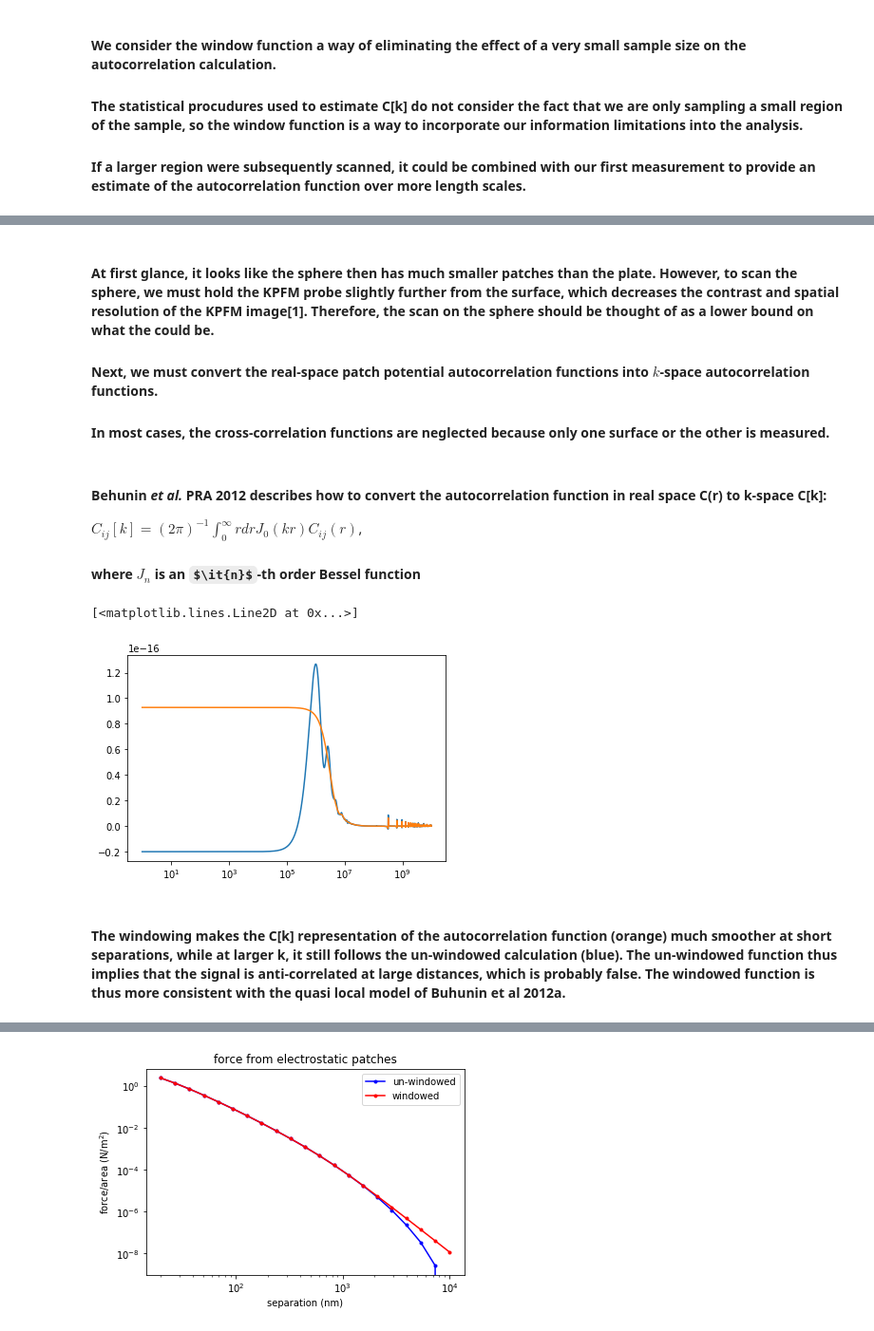
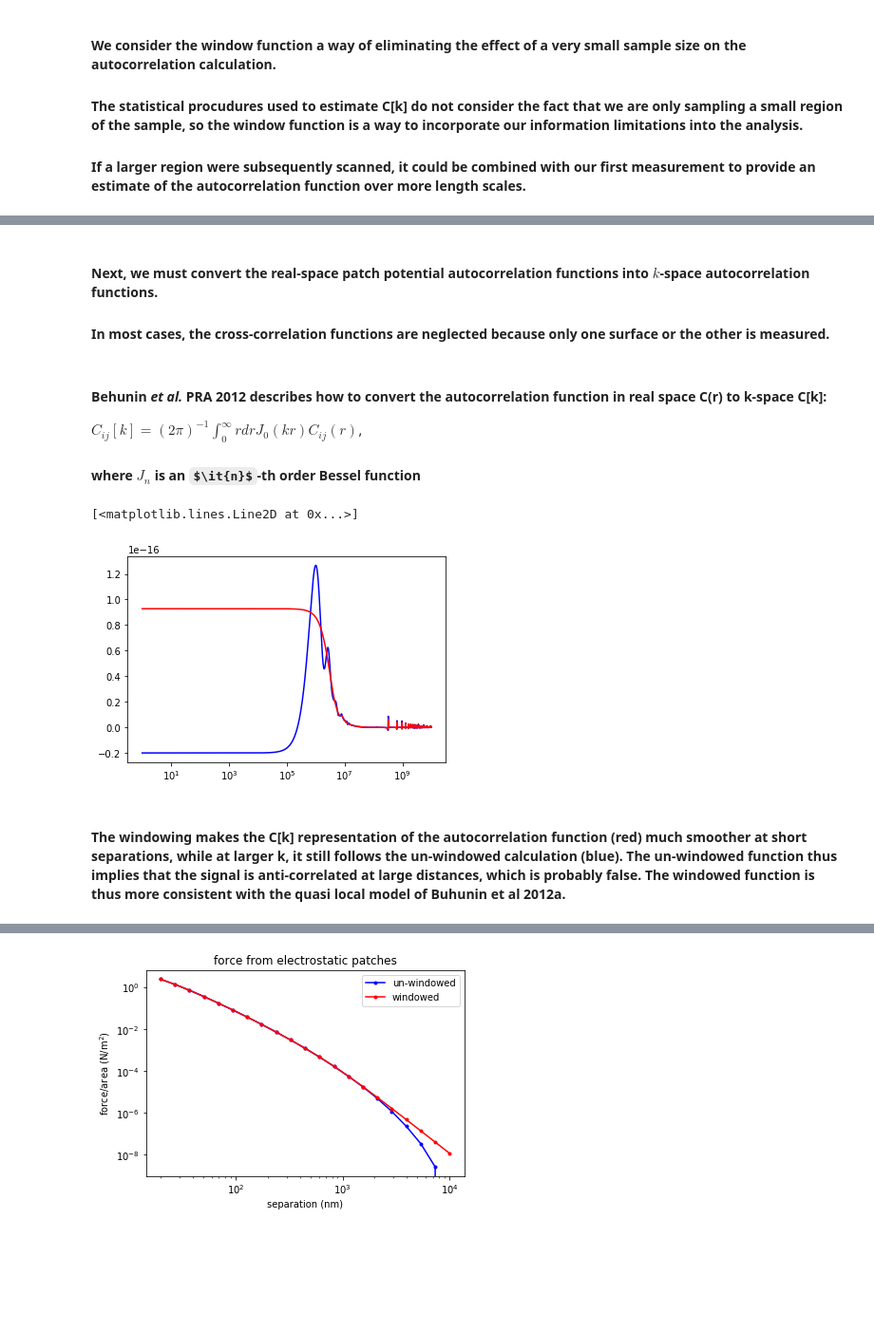
Before and after one commit to jlgarrett/NISEpy, a Jupyter notebook: PFApatchpotentials/Patches_On_2surfaces_Supplemental.ipynb, the cells around one changed output, grey strips where cells are left out. Shown at 95% size. Drawn from its saved outputs; the diff is of its cells as text; code cells hidden in the pictures; some formulas as TeX source; blank space fills up the shorter version.

```diff
--- a/PFApatchpotentials/Patches_On_2surfaces_Supplemental.ipynb
+++ b/PFApatchpotentials/Patches_On_2surfaces_Supplemental.ipynb
@@ -147,13 +130,10 @@ plt.show()
 # %% [markdown]
-#### At first glance, it looks like the sphere then has much smaller patches than the plate. However, to scan the sphere, we must hold the KPFM probe slightly further from the surface, which decreases the contrast and spatial resolution of the KPFM image[1]. Therefore, the scan on the sphere should be thought of as a lower bound on what the could be.
-
 #### Next, we must convert the real-space patch potential autocorrelation functions into $k$-space autocorrelation functions.
 
 #### In most cases, the cross-correlation functions are neglected because only one surface or the other is measured.
 # %%
 plate_ck, ks=p2d.convert_Cr_to_Ck( plate_ac_line, float(n8B_plate['cleannote']['dx']) )
 plate_ck_w, ks=p2d.convert_Cr_to_Ck( plate_ac_line_windowed, float(n8B_plate['cleannote']['dx']) )
-sphere_ck, ks=p2d.convert_Cr_to_Ck( sphere_ac_line, float(n8B_sphere['cleannote']['dx']) )
 # %% [markdown]
 #### Behunin *et al.* PRA 2012 describes how to convert the autocorrelation function in real space C(r) to k-space C[k]:
 
@@ -161,10 +141,10 @@ $C_{ij}[k] = (2\pi)^{-1}\int_{0}^{\infty} rdr J_{0}(kr)C_{ij}(r)$,
 
 #### where $J_{n}$ is an $\it{n}$-th order Bessel function
 # %%
-plt.semilogx(ks, plate_ck,)
-plt.semilogx(ks, plate_ck_w)
+plt.semilogx(ks, plate_ck,'b')
+plt.semilogx(ks, plate_ck_w,'r')
 # %% [output]
 [<matplotlib.lines.Line2D at 0x...>]
-[figure, old version]
+[figure, new version]
 # %% [markdown]
-#### The windowing makes the C[k] representation of the autocorrelation function (orange) much smoother at short separations, while at larger k, it still follows the un-windowed calculation (blue). The un-windowed function thus implies that the signal is anti-correlated at large distances, which is probably false. The windowed function is thus more consistent with the quasi local model of Buhunin et al 2012a.
+#### The windowing makes the C[k] representation of the autocorrelation function (red) much smoother at short separations, while at larger k, it still follows the un-windowed calculation (blue). The un-windowed function thus implies that the signal is anti-correlated at large distances, which is probably false. The windowed function is thus more consistent with the quasi local model of Buhunin et al 2012a.
```
Also changed, not shown: parts of 56 cells of this notebook, 2 other files.
